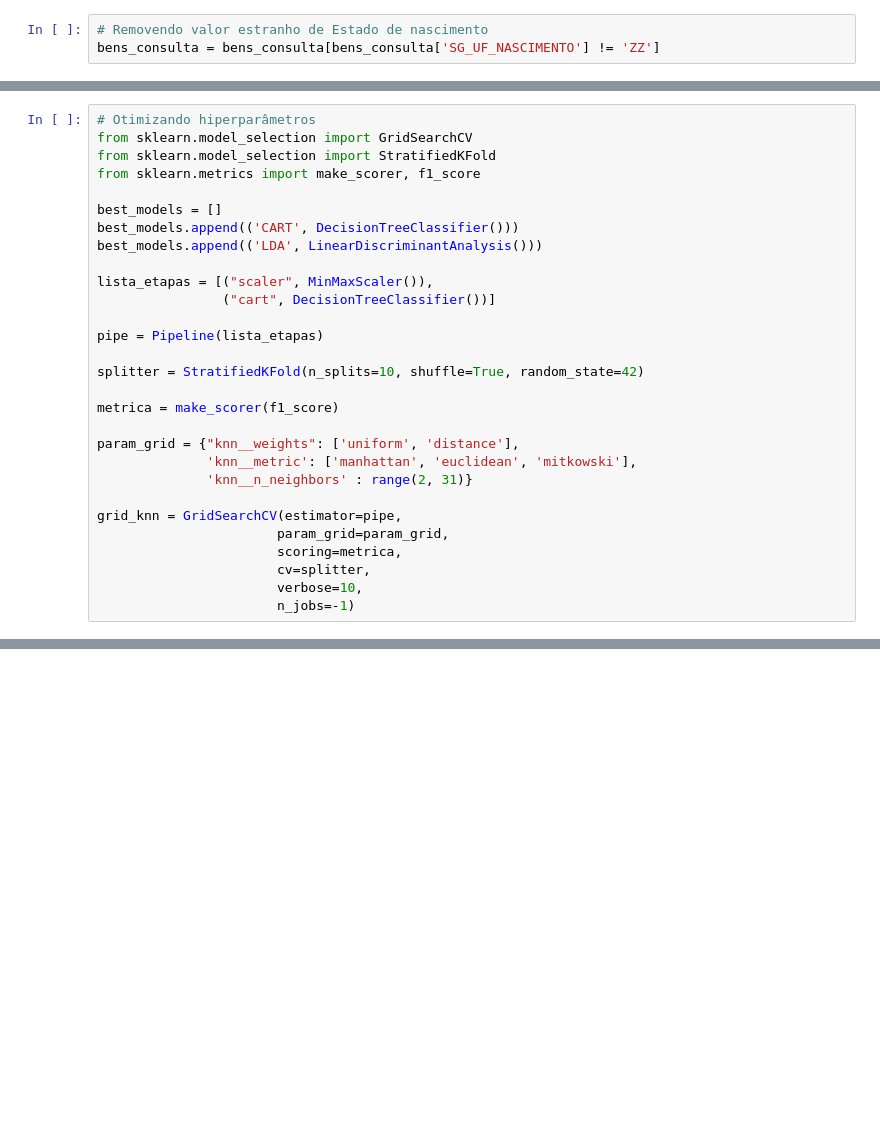
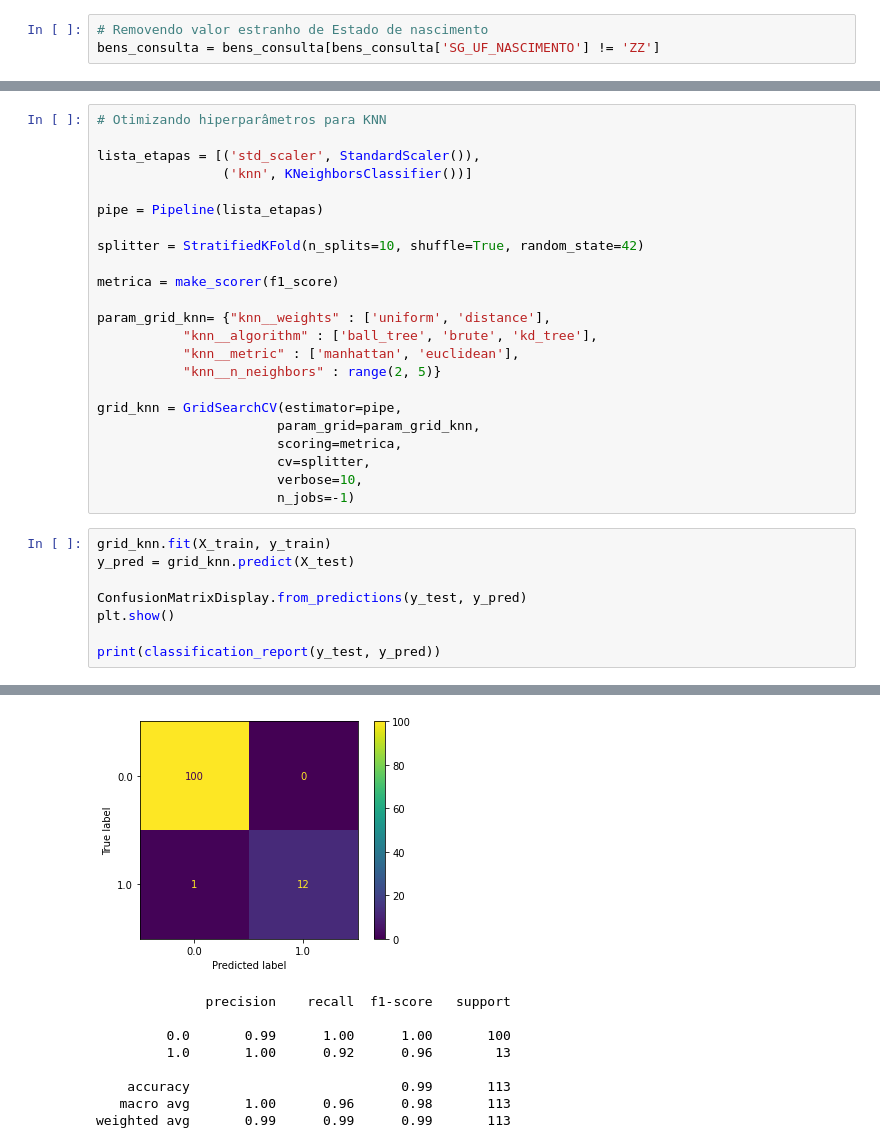
Before and after one commit to luc-zago/lets-code-machine-learning-i, a Jupyter notebook: notebook.ipynb, the cells around one changed output, grey strips where cells are left out. Saved outputs shown, nothing was run; the diff lists cells and outputs as text; blank space fills up the shorter version.

```diff
--- a/notebook.ipynb
+++ b/notebook.ipynb
@@ -563,15 +220,8 @@ weighted avg       0.97      0.97      0.97       113
 # %%
-# Otimizando hiperparâmetros
-from sklearn.model_selection import GridSearchCV
-from sklearn.model_selection import StratifiedKFold
-from sklearn.metrics import make_scorer, f1_score
+# Otimizando hiperparâmetros para KNN
 
-best_models = []
-best_models.append(('CART', DecisionTreeClassifier()))
-best_models.append(('LDA', LinearDiscriminantAnalysis()))
-
-lista_etapas = [("scaler", MinMaxScaler()),
-                ("cart", DecisionTreeClassifier())]
+lista_etapas = [('std_scaler', StandardScaler()),
+                ('knn', KNeighborsClassifier())]
 
 pipe = Pipeline(lista_etapas)
 
@@ -579,13 +229,23 @@ splitter = StratifiedKFold(n_splits=10, shuffle=True, random_state=42)
 
 metrica = make_scorer(f1_score)
 
-param_grid = {"knn__weights": ['uniform', 'distance'],
-              'knn__metric': ['manhattan', 'euclidean', 'mitkowski'],
-              'knn__n_neighbors' : range(2, 31)}
+param_grid_knn= {"knn__weights" : ['uniform', 'distance'],
+           "knn__algorithm" : ['ball_tree', 'brute', 'kd_tree'],
+           "knn__metric" : ['manhattan', 'euclidean'],
+           "knn__n_neighbors" : range(2, 5)}
 
 grid_knn = GridSearchCV(estimator=pipe,
-                       param_grid=param_grid,
+                       param_grid=param_grid_knn,
                        scoring=metrica,
                        cv=splitter,
                        verbose=10,
                        n_jobs=-1)
+# %%
+grid_knn.fit(X_train, y_train)
+y_pred = grid_knn.predict(X_test)
+
+ConfusionMatrixDisplay.from_predictions(y_test, y_pred)
+plt.show()
+
+print(classification_report(y_test, y_pred))
+# %% [output]
@@ -591,0 +269,9 @@ grid_knn = GridSearchCV(estimator=pipe,
+[figure, added]
+              precision    recall  f1-score   support
+
+         0.0       0.99      1.00      1.00       100
+         1.0       1.00      0.92      0.96        13
+
+    accuracy                           0.99       113
+   macro avg       1.00      0.96      0.98       113
+weighted avg       0.99      0.99      0.99       113
```
Also changed, not shown: parts of 29 cells of this notebook.
